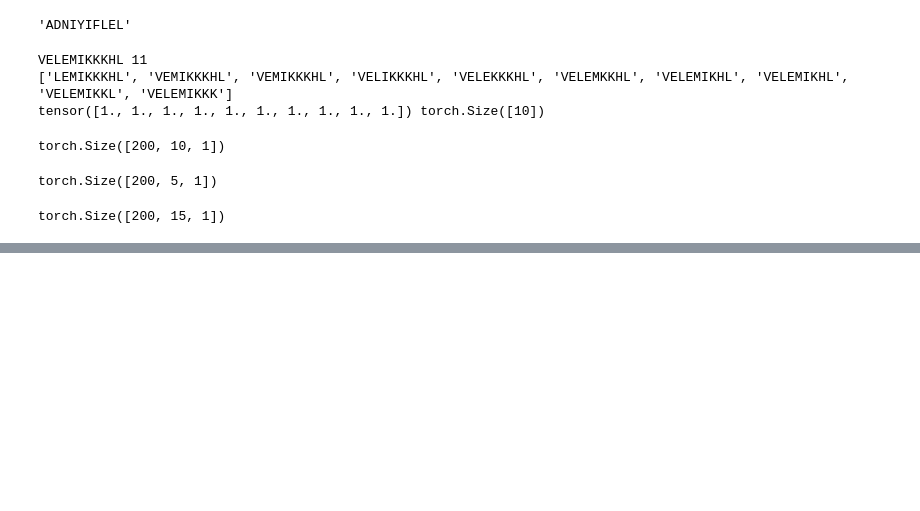
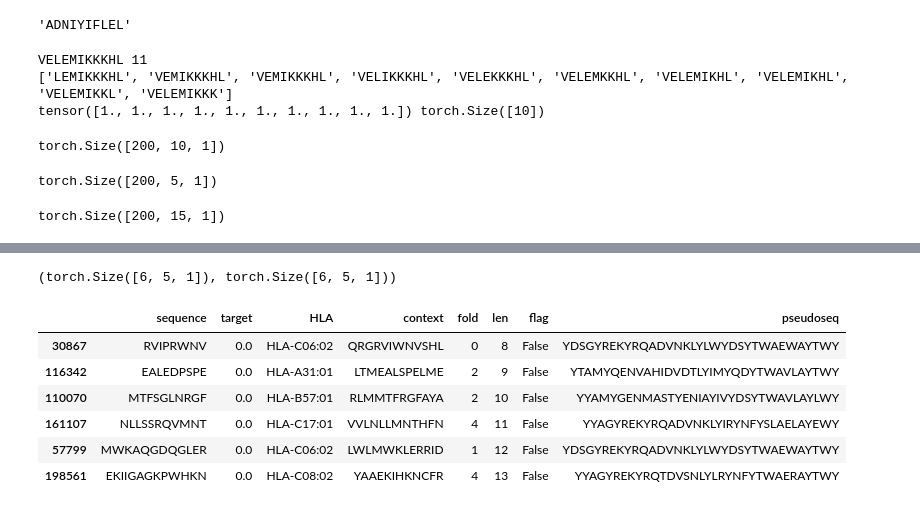
Before and after one commit to richieYT-wan/PyNNalign, a Jupyter notebook: notebooks/240305_pseudoseq_onthefly.ipynb, the cells around one changed output, grey strips where cells are left out. Drawn from its saved outputs; the diff is of its cells as text; code cells hidden in the pictures; blank space fills up the shorter version.

```diff
--- a/notebooks/240305_pseudoseq_onthefly.ipynb
+++ b/notebooks/240305_pseudoseq_onthefly.ipynb
@@ -446,0 +464,3 @@ torch.Size([200, 15, 1])
+# %%
+sample_200 = pd.read_csv('../data/mhc1_el_subsample/mhc1_el_200k_subsample.csv')
+sample_500 = pd.read_csv('../data/mhc1_el_subsample/mhc1_el_500k_subsample.csv')
@@ -446,0 +614,6 @@ torch.Size([200, 15, 1])
+# %%
+sample = sample_200.groupby('len', group_keys=False).apply(lambda x: x.sample(1, random_state=13))
+data = encode_batch(sample['sequence'], max_len, 'BL62FREQ', None)
+batch_size, seq_len, aa_dim = data.shape
+_, mask_10  = get_xxs(sample, max_len, encoding, pad_scale, window_size)
+pfr10 = PFR_calculation(sample['sequence'].values, mask_10, max_len, window_size=9)
@@ -446,0 +662,19 @@ torch.Size([200, 15, 1])
+# %%
+PFR_mask_after.shape, PFR_mask_before.shape
+# %% [output]
+(torch.Size([6, 5, 1]), torch.Size([6, 5, 1]))
+# %%
+sequences = sample['sequence'].values
+random_seqs = sample_200.sample(100)
+
+max_len = 13
+window_size = 9
+display(sample)
+# %% [output]
+|  | sequence | target | HLA | context | fold | len | flag | pseudoseq |
+| 30867 | RVIPRWNV | 0.0 | HLA-C06:02 | QRGRVIWNVSHL | 0 | 8 | False | YDSGYREKYRQADVNKLYLWYDSYTWAEWAYTWY |
+| 116342 | EALEDPSPE | 0.0 | HLA-A31:01 | LTMEALSPELME | 2 | 9 | False | YTAMYQENVAHIDVDTLYIMYQDYTWAVLAYTWY |
+| 110070 | MTFSGLNRGF | 0.0 | HLA-B57:01 | RLMMTFRGFAYA | 2 | 10 | False | YYAMYGENMASTYENIAYIVYDSYTWAVLAYLWY |
+| 161107 | NLLSSRQVMNT | 0.0 | HLA-C17:01 | VVLNLLMNTHFN | 4 | 11 | False | YYAGYREKYRQADVNKLYIRYNFYSLAELAYEWY |
+| 57799 | MWKAQGDQGLER | 0.0 | HLA-C06:02 | LWLMWKLERRID | 1 | 12 | False | YDSGYREKYRQADVNKLYLWYDSYTWAEWAYTWY |
+| 198561 | EKIIGAGKPWHKN | 0.0 | HLA-C08:02 | YAAEKIHKNCFR | 4 | 13 | False | YYAGYREKYRQTDVSNLYLRYNFYTWAERAYTWY |
```
Also changed, not shown: parts of 36 cells of this notebook, 5 other files.
